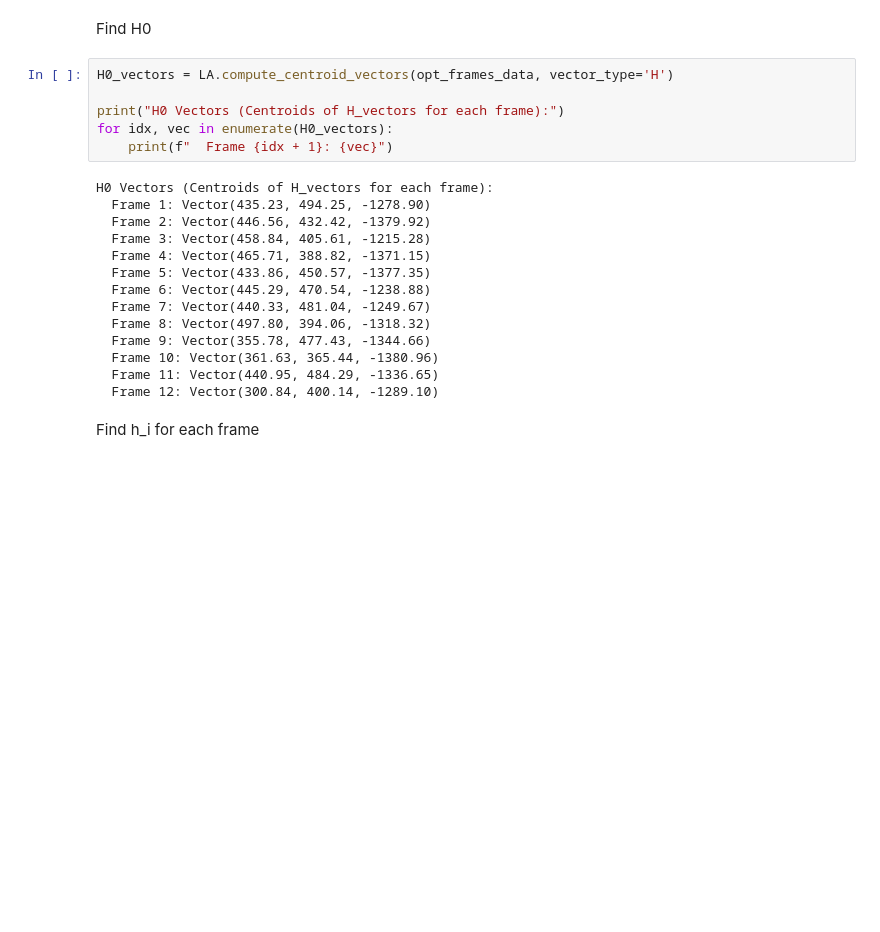
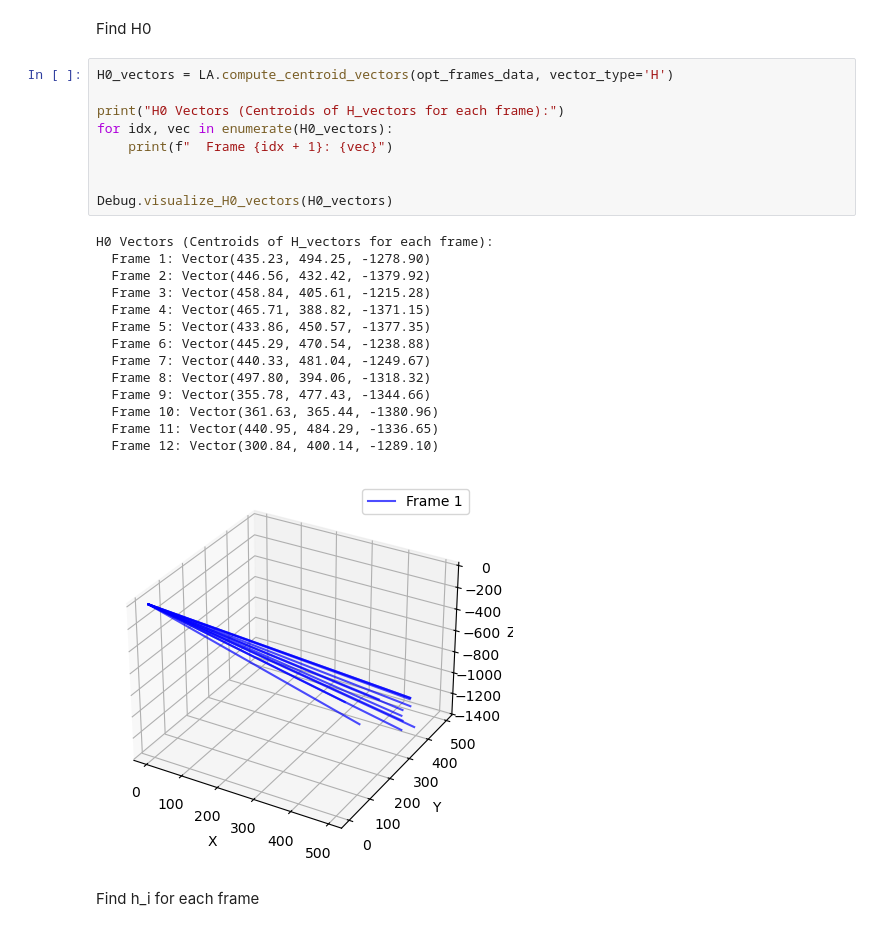
Before and after one commit to Rapuris/CIS1, a Jupyter notebook: PA1/Run dataset a.ipynb, the cells around one changed output. Saved outputs shown, nothing was run; the diff lists cells and outputs as text; blank space fills up the shorter version.

```diff
--- a/PA1/Run dataset a.ipynb
+++ b/PA1/Run dataset a.ipynb
@@ -260,23 +260,27 @@ Find H0
 # %%
 H0_vectors = LA.compute_centroid_vectors(opt_frames_data, vector_type='H')
 
 print("H0 Vectors (Centroids of H_vectors for each frame):")
 for idx, vec in enumerate(H0_vectors):
     print(f"  Frame {idx + 1}: {vec}")
+
+
+Debug.visualize_H0_vectors(H0_vectors)
 # %% [output]
 H0 Vectors (Centroids of H_vectors for each frame):
   Frame 1: Vector(435.23, 494.25, -1278.90)
   Frame 2: Vector(446.56, 432.42, -1379.92)
   Frame 3: Vector(458.84, 405.61, -1215.28)
   Frame 4: Vector(465.71, 388.82, -1371.15)
   Frame 5: Vector(433.86, 450.57, -1377.35)
   Frame 6: Vector(445.29, 470.54, -1238.88)
   Frame 7: Vector(440.33, 481.04, -1249.67)
   Frame 8: Vector(497.80, 394.06, -1318.32)
   Frame 9: Vector(355.78, 477.43, -1344.66)
   Frame 10: Vector(361.63, 365.44, -1380.96)
   Frame 11: Vector(440.95, 484.29, -1336.65)
   Frame 12: Vector(300.84, 400.14, -1289.10)
+[figure, added]
 # %% [markdown]
 Find h_i for each frame
 # %%
```
Also changed, not shown: parts of 8 cells of this notebook, 3 other files.
